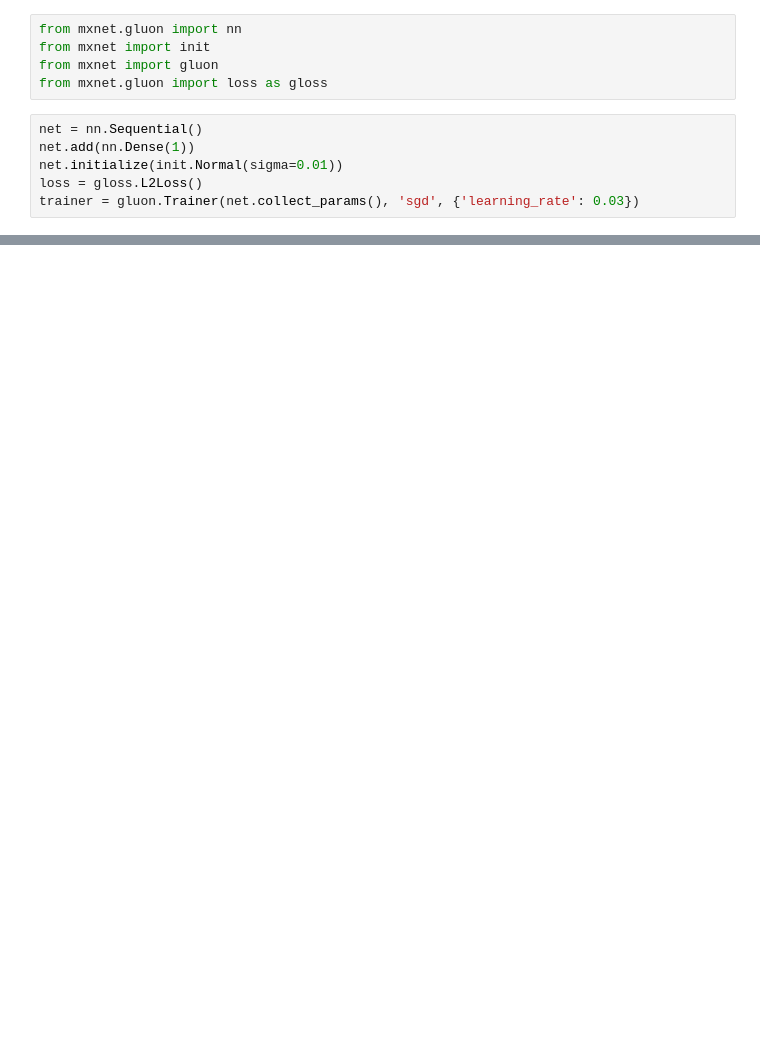
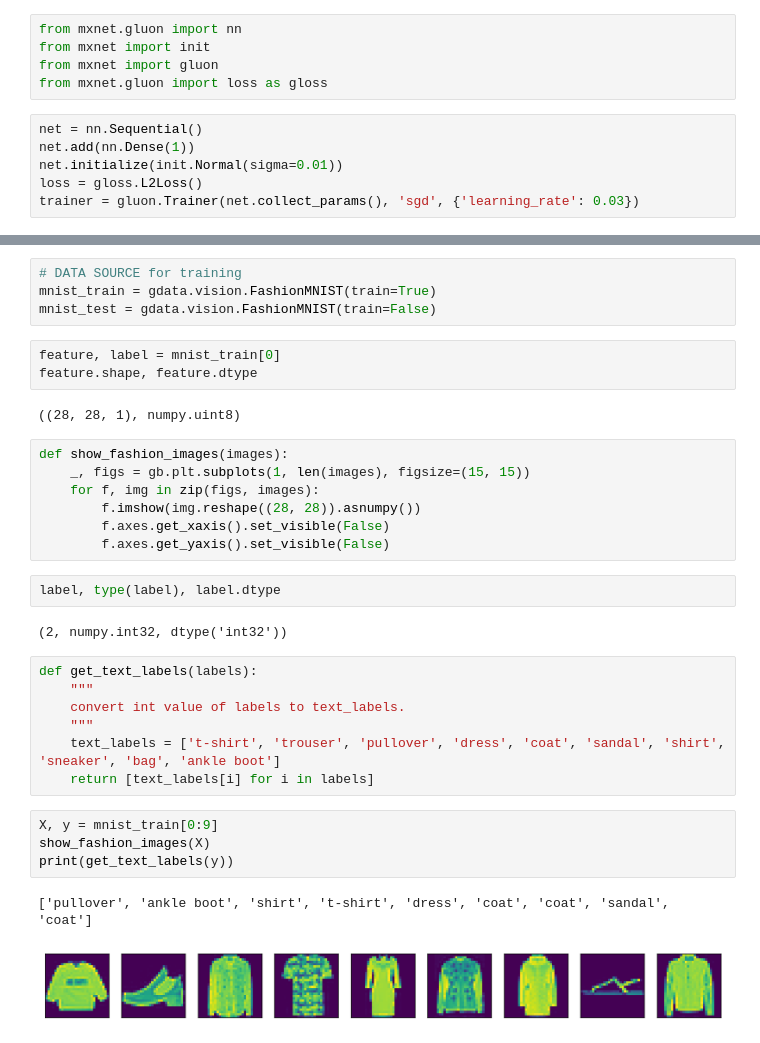
Before and after one commit to llv22/mxnet_daily, a Jupyter notebook: basis.ipynb, the cells around one changed output, grey strips where cells are left out. Saved outputs shown, nothing was run; the diff lists cells and outputs as text; blank space fills up the shorter version.

```diff
--- a/basis.ipynb
+++ b/basis.ipynb
@@ -324,0 +339,34 @@ true_b, dense.bias.data()
+# %%
+# DATA SOURCE for training
+mnist_train = gdata.vision.FashionMNIST(train=True)
+mnist_test = gdata.vision.FashionMNIST(train=False)
+# %%
+feature, label = mnist_train[0]
+feature.shape, feature.dtype
+# %% [output]
+((28, 28, 1), numpy.uint8)
+# %%
+def show_fashion_images(images):
+    _, figs = gb.plt.subplots(1, len(images), figsize=(15, 15))
+    for f, img in zip(figs, images):
+        f.imshow(img.reshape((28, 28)).asnumpy())
+        f.axes.get_xaxis().set_visible(False)
+        f.axes.get_yaxis().set_visible(False)
+# %%
+label, type(label), label.dtype
+# %% [output]
+(2, numpy.int32, dtype('int32'))
+# %%
+def get_text_labels(labels):
+    """
+    convert int value of labels to text_labels.
+    """
+    text_labels = ['t-shirt', 'trouser', 'pullover', 'dress', 'coat', 'sandal', 'shirt', 'sneaker', 'bag', 'ankle boot']
+    return [text_labels[i] for i in labels]
+# %%
+X, y = mnist_train[0:9]
+show_fashion_images(X)
+print(get_text_labels(y))
+# %% [output]
+['pullover', 'ankle boot', 'shirt', 't-shirt', 'dress', 'coat', 'coat', 'sandal', 'coat']
+[figure, added]
```
Also changed, not shown: parts of 32 cells of this notebook, 1 other file.
